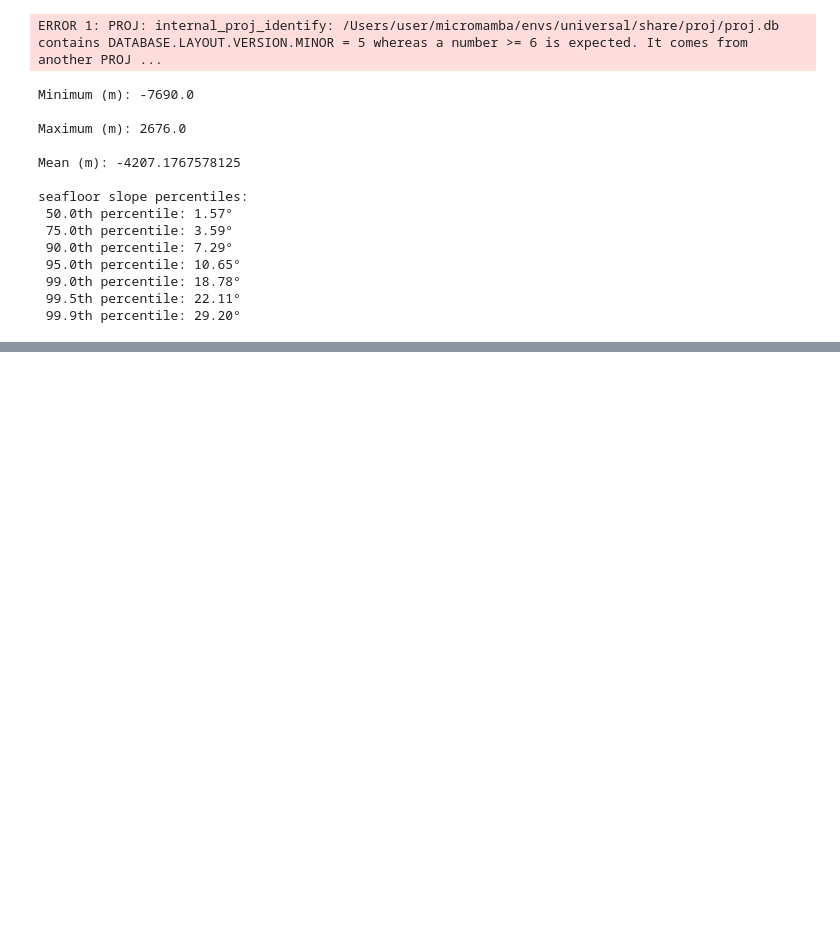
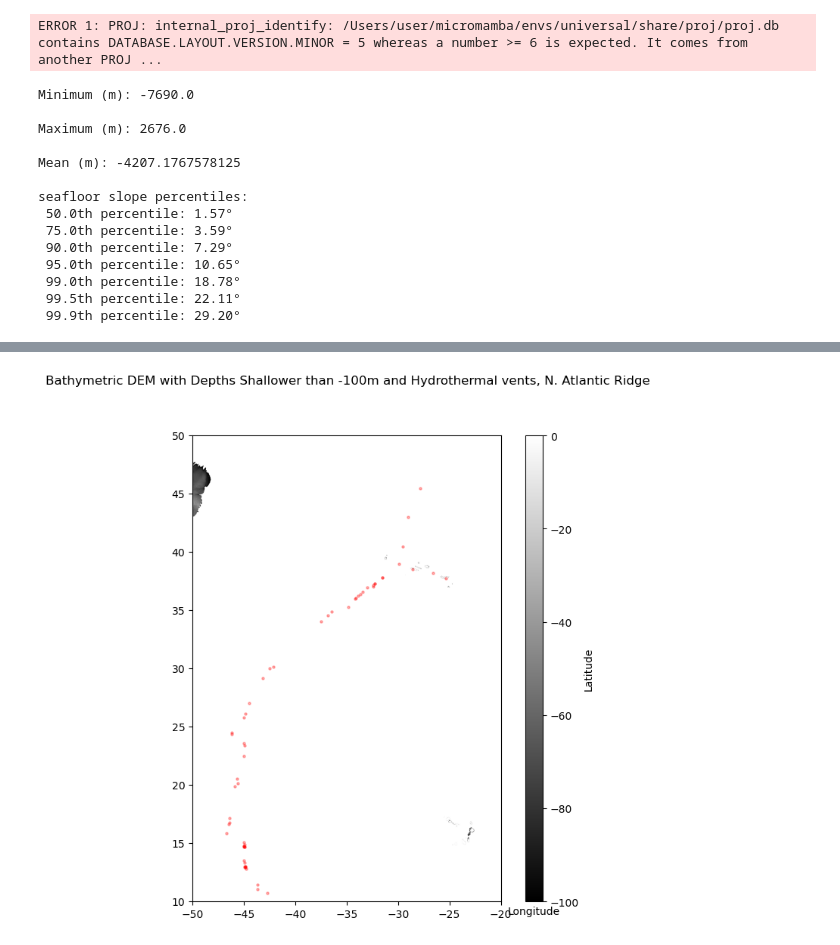
Before and after one commit to leraos/mid_atlantic_ridge_bathymetry_analysis, a Jupyter notebook: bathymetry_gradient_analysis.ipynb, the cells around one changed output, grey strips where cells are left out. Cells and saved outputs as stored; diff of their text form; code cells hidden in the pictures; blank space fills up the shorter version.

```diff
--- a/bathymetry_gradient_analysis.ipynb
+++ b/bathymetry_gradient_analysis.ipynb
@@ -188,19 +192,24 @@ seafloor slope percentiles:
  99.5th percentile: 22.11°
  99.9th percentile: 29.20°
 # %%
+
+### coordinate bounds used for subplots focusing on Azores islands
+azores_bounds = (-32.0, -23.0, 35.5, 41.0)
+cape_verde_bounds = (-27.0, -21.0, 13.0, 19.0)
+
 ### get outline of azores using cartopy shp reader, azores is interesting because it sits on and around the Atlantic mid-ocean-ridge (MOR) and contains +ve elevation
 admin1_path = shpreader.natural_earth(
-    resolution="10m",
-    category="cultural",
-    name="admin_1_states_provinces",
+    resolution="10m", category="cultural", name="admin_1_states_provinces",
 )
 admin1 = list(shpreader.Reader(admin1_path).records())
 
-azores = next(
-    r.geometry
-    for r in admin1
-    if r.attributes["name"] == "Azores"
+admin0_path = shpreader.natural_earth(
+    resolution="10m", category="cultural", name="admin_0_countries"
 )
+admin0 = list(shpreader.Reader(admin0_path).records())
+
+azores = next(r.geometry for r in admin1 if r.attributes["name"] == "Azores")
+cape_verde = next(r.geometry for r in admin0 if r.attributes["NAME"] == "Cabo Verde")
 
 ### function to plot outline
 def plot_outline(ax, geometry,color="#1a1a2e", **kwargs):
@@ -459,0 +885,47 @@ plt.show()
+# %%
+### show both DEM and SHP where depth is filtered
+with rasterio.open(dem_file) as src:
+    dem = src.read(1)
+    transform = src.transform
+
+### define threshold depths
+threshold_depth_min = -100
+threshold_depth_max = 0
+
+### mask out depths deeper than threshold_depth_min and shallower than 0m below sea level
+dem_masked = np.where((dem >= threshold_depth_min) & (dem <= threshold_depth_max), dem, 0)
+
+### mask for only showing azores
+azores_bounds = azores_bounds
+
+### plot masked DEM
+fig, ax = plt.subplots(figsize=(10, 8))
+im = ax.imshow(dem_masked, cmap='binary_r', extent=[transform[2], transform[2] + dem_masked.shape[1] * transform[0], transform[5] + dem_masked.shape[0] * transform[4], transform[5]])
+divider = make_axes_locatable(ax)
+cax = divider.append_axes('right', size='5%', pad=0.05)
+plt.colorbar(im, cax=cax, label='Depth (m)')
+fig.suptitle(f'Bathymetric DEM with Depths Shallower than {threshold_depth_min}m and Hydrothermal vents, N. Atlantic Ridge', ha='center')
+plt.xlabel('Longitude')
+plt.ylabel('Latitude')
+
+### add depth information when clicking on the plot
+def get_depth_at_click(sel):
+    x, y = sel.target  ### in map (longitude, latitude) coordinates
+    col, row = ~transform * (x, y)  ### use the inverse transform to get raster indices
+    col, row = int(col), int(row)
+
+    ### check indices within bounds
+    if 0 <= row < dem_masked.shape[0] and 0 <= col < dem_masked.shape[1]:
+        depth = dem_masked[row, col]
+        sel.annotation.set_text(f"Depth: {depth:.2f} m")
+    else:
+        sel.annotation.set_text("Clicked outside raster bounds.")
+
+mplcursors.cursor().connect("add", get_depth_at_click)
+
+### plot hydrothermal vents on top of DEM
+vents_data_filtered.plot(ax=ax, color='red', alpha= 0.3, markersize=5, label='Hydrothermal Vents')
+
+plt.show()
+# %% [output]
+[figure, added]
```
Also changed, not shown: parts of 11 cells of this notebook.
